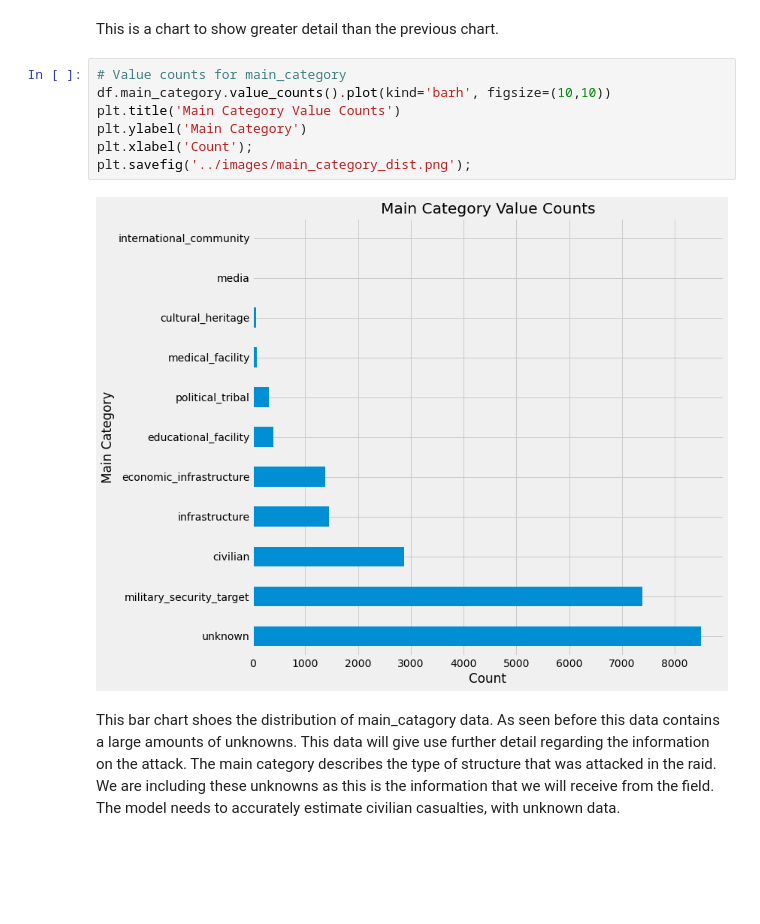
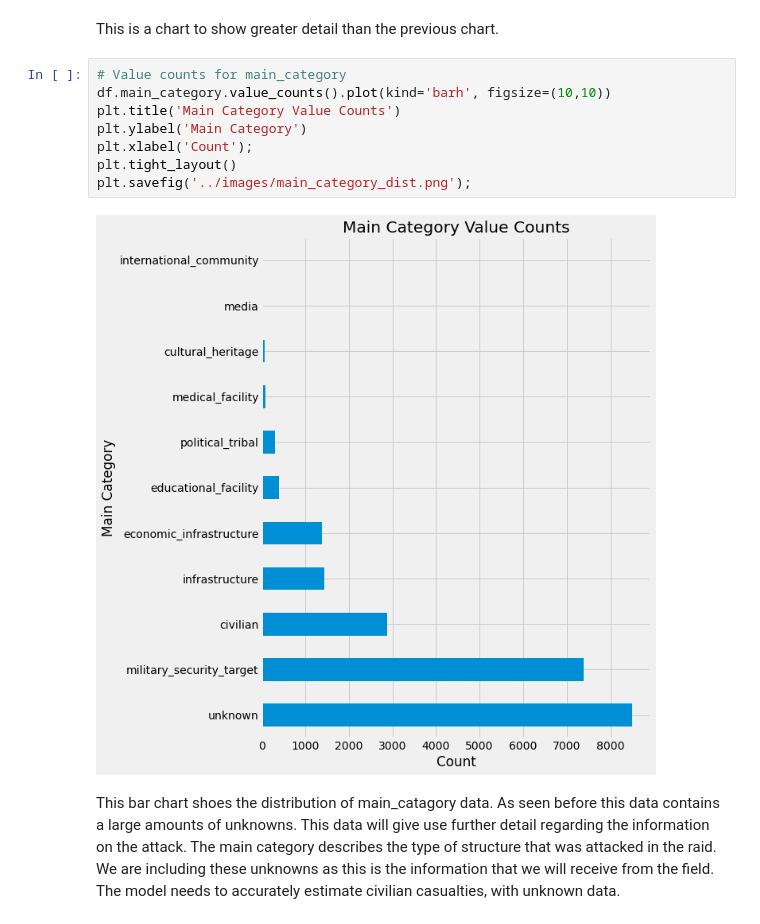
Before and after one commit to gnelsonpr6/yemen_air_raids, a Jupyter notebook: main_notebooks/eda_notebook.ipynb, the cells around one changed output. Saved outputs shown, nothing was run; the diff lists cells and outputs as text; blank space fills up the shorter version.

```diff
--- a/main_notebooks/eda_notebook.ipynb
+++ b/main_notebooks/eda_notebook.ipynb
@@ -152,12 +155,13 @@ This is a chart to show greater detail than the previous chart.
 # %%
 # Value counts for main_category
 df.main_category.value_counts().plot(kind='barh', figsize=(10,10))
 plt.title('Main Category Value Counts')
 plt.ylabel('Main Category')
 plt.xlabel('Count');
+plt.tight_layout()
 plt.savefig('../images/main_category_dist.png');
 # %% [output]
-[figure, old version]
+[figure, new version]
 # %% [markdown]
 This bar chart shoes the distribution of main_catagory data. As seen before this data contains a large amounts of
 unknowns. This data will give use further detail regarding the information on the attack. The main category describes
```
Also changed, not shown: parts of 17 cells of this notebook, 21 other files.
